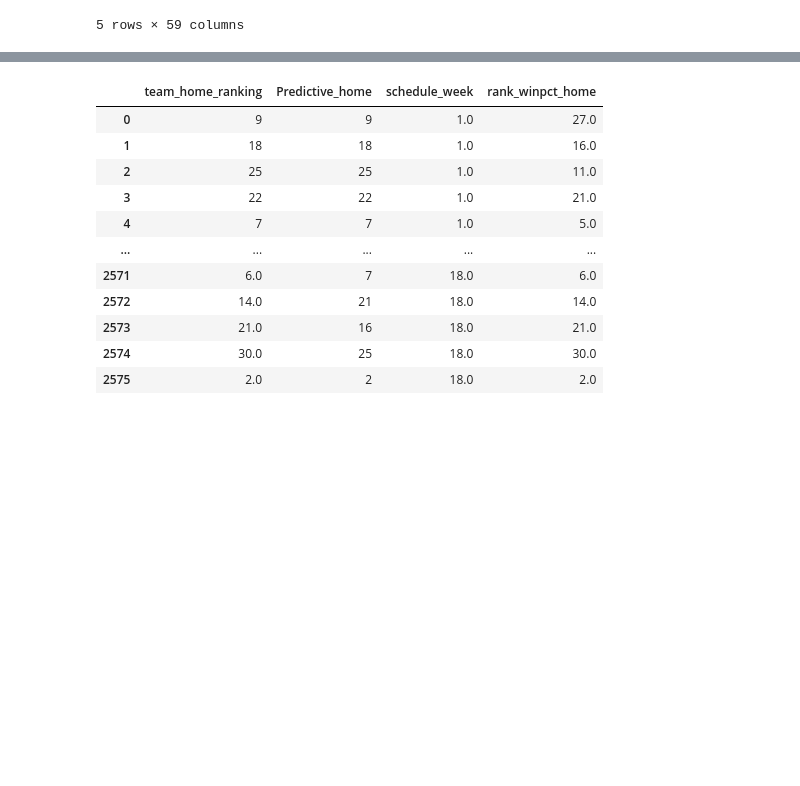
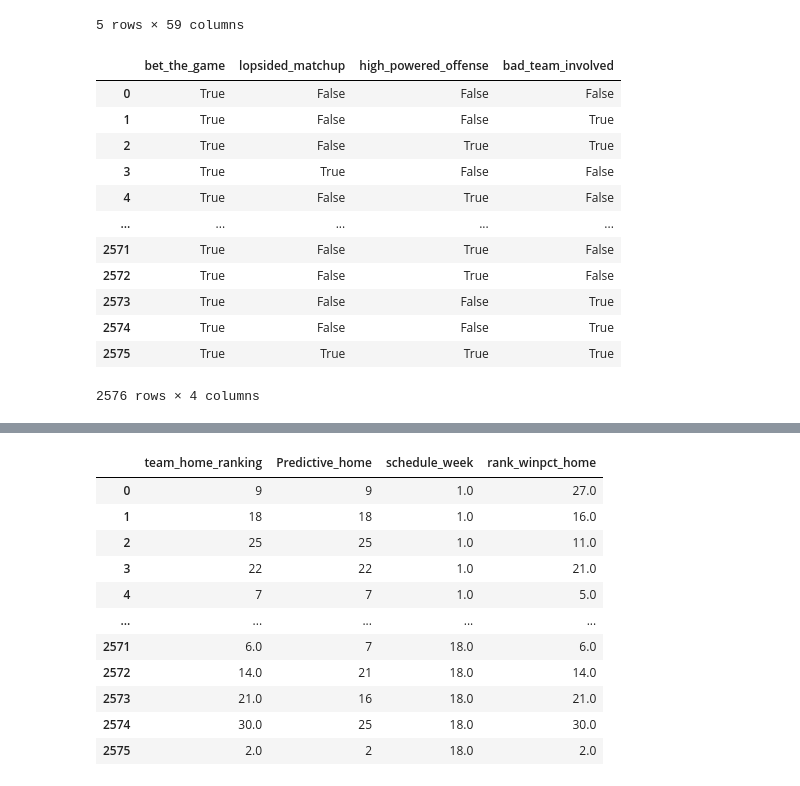
Before and after one commit to ericjenvey/Kaggle, a Jupyter notebook: nfl-score-data.ipynb, the cells around one changed output, grey strips where cells are left out. Saved outputs shown, nothing was run; the diff lists cells and outputs as text; code cells hidden in the pictures; blank space fills up the shorter version.

```diff
--- a/nfl-score-data.ipynb
+++ b/nfl-score-data.ipynb
@@ -174,17 +174,44 @@ scores_and_rankings_all.head()
 | 3 | 9/9/2012 | 2012 | 1.0 | False | Cleveland Browns | 16.0 | 17.0 | ... |
 | 4 | 9/9/2012 | 2012 | 1.0 | False | Denver Broncos | 31.0 | 19.0 | ... |
 5 rows × 59 columns
-# %%
-# feature engineering
-
-# Is the team bad? Preseason ranking used before week 8, otherwise, use the win percentage rank
-
-scores_and_rankings_all['team_home_ranking'] = scores_and_rankings_all['Predictive_home'].where(
-    scores_and_rankings_all['schedule_week'] <= 7, scores_and_rankings_all['rank_winpct_home']
-)
-
-scores_and_rankings_all['team_away_ranking'] = scores_and_rankings_all['Predictive_away'].where(
-    scores_and_rankings_all['schedule_week'] <= 7, scores_and_rankings_all['rank_winpct_away']
-)
-
-scores_and_rankings_all['bad_team_involved'] =
+# %%
+# feature engineering
+
+# Is the team bad? Preseason ranking used before week 8, otherwise, use the win percentage rank
+
+scores_and_rankings_all['team_home_ranking'] = scores_and_rankings_all['Predictive_home'].where(
+    scores_and_rankings_all['schedule_week'] <= 7, scores_and_rankings_all['rank_winpct_home']
+)
+
+scores_and_rankings_all['team_away_ranking'] = scores_and_rankings_all['Predictive_away'].where(
+    scores_and_rankings_all['schedule_week'] <= 7, scores_and_rankings_all['rank_winpct_away']
+)
+
+scores_and_rankings_all.loc[:,'bad_team_involved'] = scores_and_rankings_all.apply(lambda x: True if x['team_away_ranking'] >= 25 or x['team_home_ranking'] >= 25 else False, axis = 1)
+
+# Singular high-powered offense (if both are high, False. If one is high and defense is elite, False)
+scores_and_rankings_all.loc[:, 'high_powered_offense'] = scores_and_rankings_all.apply(lambda x: True if (x['rank_offense_home'] <= 8 and x['rank_offense_away'] > 8 and x['rank_defense_away'] > 8) or (x['rank_offense_away'] <= 8 and x['rank_offense_home'] > 8 and x['rank_defense_home'] > 8) else False, axis = 1)
+
+# Lopsided matchup?
+
+scores_and_rankings_all.loc[:, 'lopsided_matchup'] = scores_and_rankings_all.apply(lambda x: True if abs(x['team_home_ranking'] - x['team_away_ranking']) >= 12 else False, axis = 1)
+
+# bet?
+
+scores_and_rankings_all.loc[:, 'bet_the_game'] = scores_and_rankings_all.apply(lambda x: True if ~x['bad_team_involved'] and ~x['high_powered_offense'] and ~x['lopsided_matchup'] else False, axis = 1)
+
+scores_and_rankings_all[['bet_the_game', 'lopsided_matchup', 'high_powered_offense', 'bad_team_involved']]
+# %% [output]
+|  | bet_the_game | lopsided_matchup | high_powered_offense | bad_team_involved |
+| 0 | True | False | False | False |
+| 1 | True | False | False | True |
+| 2 | True | False | True | True |
+| 3 | True | True | False | False |
+| 4 | True | False | True | False |
+| ... | ... | ... | ... | ... |
+| 2571 | True | False | True | False |
+| 2572 | True | False | True | False |
+| 2573 | True | False | False | True |
+| 2574 | True | False | False | True |
+| 2575 | True | True | True | True |
+2576 rows × 4 columns
```
Also changed, not shown: parts of 2 cells of this notebook.
